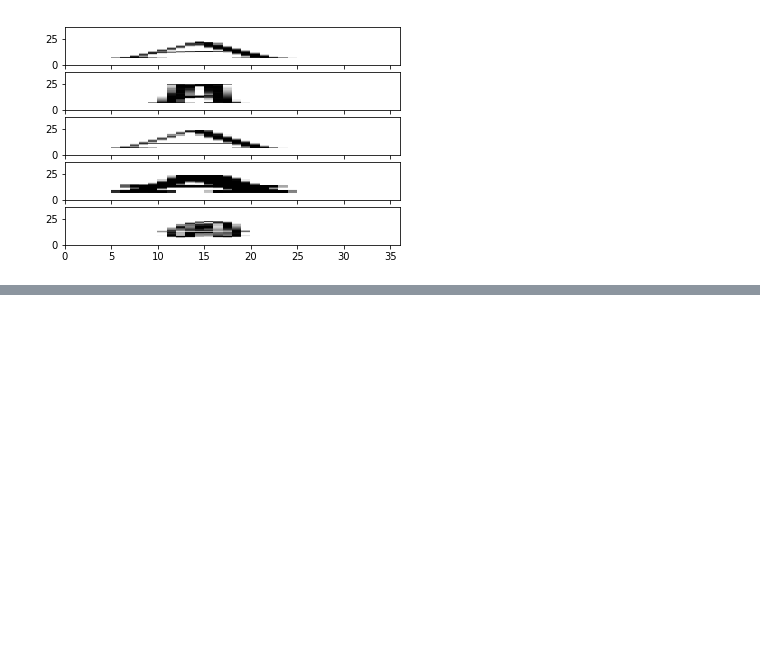
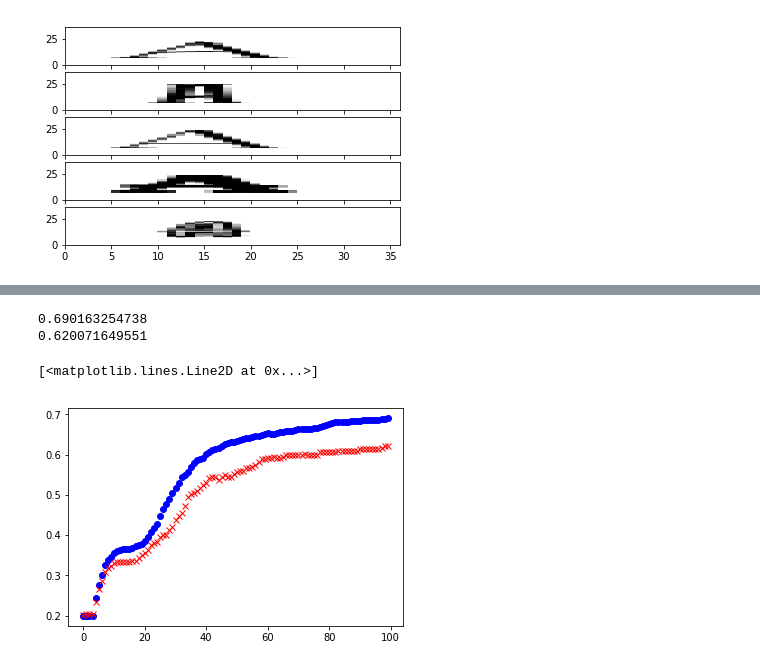
Before and after one commit to vagnercazarotto/MachineLearningSpecialization, a Jupyter notebook: Learning PathTensorFlow/Deep Learning with Tensor Flow.ipynb, the cells around one changed output, grey strips where cells are left out. Saved outputs shown, nothing was run; the diff lists cells and outputs as text; code cells hidden in the pictures; blank space fills up the shorter version.

Commit message:
Logistic Regression Training

```diff
--- a/Learning PathTensorFlow/Deep Learning with Tensor Flow.ipynb
+++ b/Learning PathTensorFlow/Deep Learning with Tensor Flow.ipynb
@@ -89,2 +92,51 @@ Use `tf.global_variables_initializer` instead.
 # %%
 ### End model specification, begin training code
+# %%
+# Climb on cross-entropy
+cross_entropy = tf.reduce_mean(
+        tf.nn.softmax_cross_entropy_with_logits(logits= y + 1e-50, labels= y_))
+# %%
+# How we train
+train_step = tf.train.GradientDescentOptimizer(
+                0.1).minimize(cross_entropy)
+# %%
+# Define accuracy
+correct_prediction = tf.equal(tf.argmax(y,1),
+                     tf.argmax(y_,1))
+accuracy = tf.reduce_mean(tf.cast(
+           correct_prediction, "float"))
+# %%
+# Actually train
+epochs = 1000
+train_acc = np.zeros(epochs//10)
+test_acc = np.zeros(epochs//10)
+for i in tqdm(range(epochs)):
+    # Record summary data, and the accuracy
+    if i % 10 == 0:
+        # Check accuracy on train set
+        A = accuracy.eval(feed_dict={
+            x: train.reshape([-1,1296]),
+            y_: onehot_train})
+        train_acc[i//10] = A
+        # And now the validation set
+        A = accuracy.eval(feed_dict={
+            x: test.reshape([-1,1296]),
+            y_: onehot_test})
+        test_acc[i//10] = A
+    train_step.run(feed_dict={
+        x: train.reshape([-1,1296]),
+        y_: onehot_train})
+# %%
+# Notice that accuracy flattens out
+print(train_acc[-1])
+print(test_acc[-1])
+# %% [output]
+0.690163254738
+0.620071649551
+# %%
+# Plot the accuracy curves
+plt.plot(train_acc,'bo')
+plt.plot(test_acc,'rx')
+# %% [output]
+[<matplotlib.lines.Line2D at 0x...>]
+[figure, added]
```
Also changed, not shown: parts of 3 cells of this notebook.
